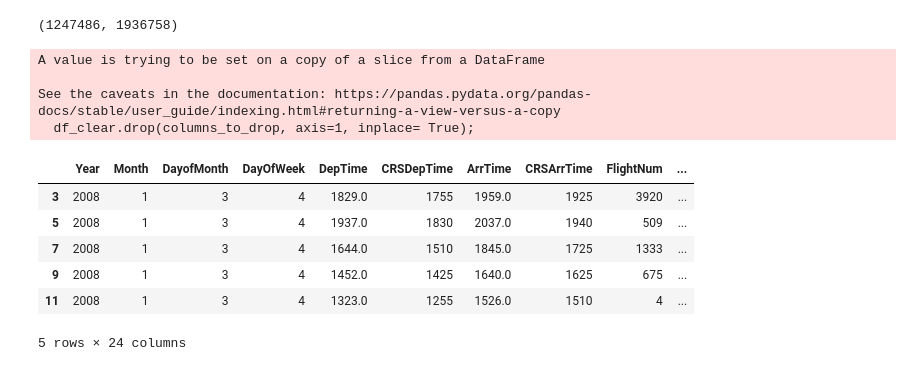
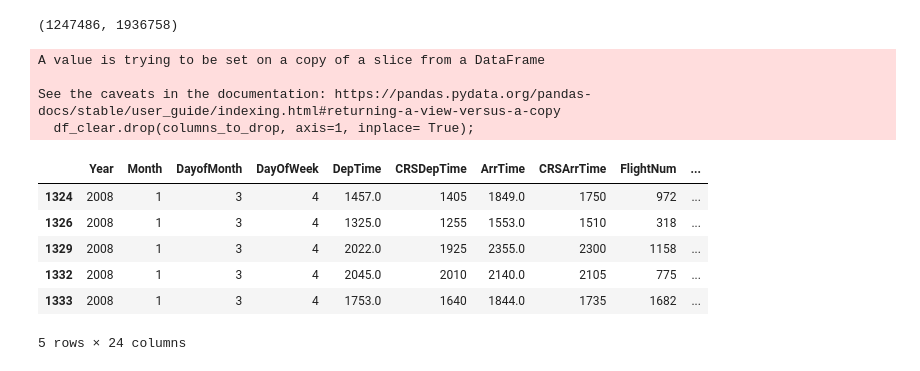
Before and after one commit to sunil3092/DBSEdu, a Jupyter notebook: Machine Learning and Pattern Recognisation/CA/CA_1 - 40Per/FlightDelay.ipynb, the cells around one changed output. Drawn from its saved outputs; the diff is of its cells as text; code cells hidden in the pictures.

```diff
--- a/Machine Learning and Pattern Recognisation/CA/CA_1 - 40Per/FlightDelay.ipynb
+++ b/Machine Learning and Pattern Recognisation/CA/CA_1 - 40Per/FlightDelay.ipynb
@@ -16,0 +8,4 @@ df.head()
+# %%
+# df = pd.read_csv("/content/drive/MyDrive/DataSets/Flight Delay/DelayedFlights.csv")
+df = pd.read_csv("../../../../DataSets/DelayedFlights.csv")
+df.head()
@@ -62,18 +65,21 @@ len(df_clear.index), len(df.index)
 # %%
 columns_to_drop = ["Unnamed: 0","Cancelled","CancellationCode","Diverted","UniqueCarrier","TailNum"]
 for value in columns_to_drop:
     if value in  df_clear.columns:
         df_clear.drop(columns_to_drop, axis=1, inplace= True);
+
+
+df_clear= df_clear[df_clear['Origin']=='SEA']
 df_clear.head()
 # %% [output]
 A value is trying to be set on a copy of a slice from a DataFrame
 
 See the caveats in the documentation: https://pandas.pydata.org/pandas-docs/stable/user_guide/indexing.html#returning-a-view-versus-a-copy
   df_clear.drop(columns_to_drop, axis=1, inplace= True);
 |  | Year | Month | DayofMonth | DayOfWeek | DepTime | CRSDepTime | ArrTime | CRSArrTime | FlightNum | ... |
-| 3 | 2008 | 1 | 3 | 4 | 1829.0 | 1755 | 1959.0 | 1925 | 3920 | ... |
-| 5 | 2008 | 1 | 3 | 4 | 1937.0 | 1830 | 2037.0 | 1940 | 509 | ... |
-| 7 | 2008 | 1 | 3 | 4 | 1644.0 | 1510 | 1845.0 | 1725 | 1333 | ... |
-| 9 | 2008 | 1 | 3 | 4 | 1452.0 | 1425 | 1640.0 | 1625 | 675 | ... |
-| 11 | 2008 | 1 | 3 | 4 | 1323.0 | 1255 | 1526.0 | 1510 | 4 | ... |
+| 1324 | 2008 | 1 | 3 | 4 | 1457.0 | 1405 | 1849.0 | 1750 | 972 | ... |
+| 1326 | 2008 | 1 | 3 | 4 | 1325.0 | 1255 | 1553.0 | 1510 | 318 | ... |
+| 1329 | 2008 | 1 | 3 | 4 | 2022.0 | 1925 | 2355.0 | 2300 | 1158 | ... |
+| 1332 | 2008 | 1 | 3 | 4 | 2045.0 | 2010 | 2140.0 | 2105 | 775 | ... |
+| 1333 | 2008 | 1 | 3 | 4 | 1753.0 | 1640 | 1844.0 | 1735 | 1682 | ... |
 5 rows × 24 columns
```
Also changed, not shown: parts of 20 cells of this notebook, 2 other files.
